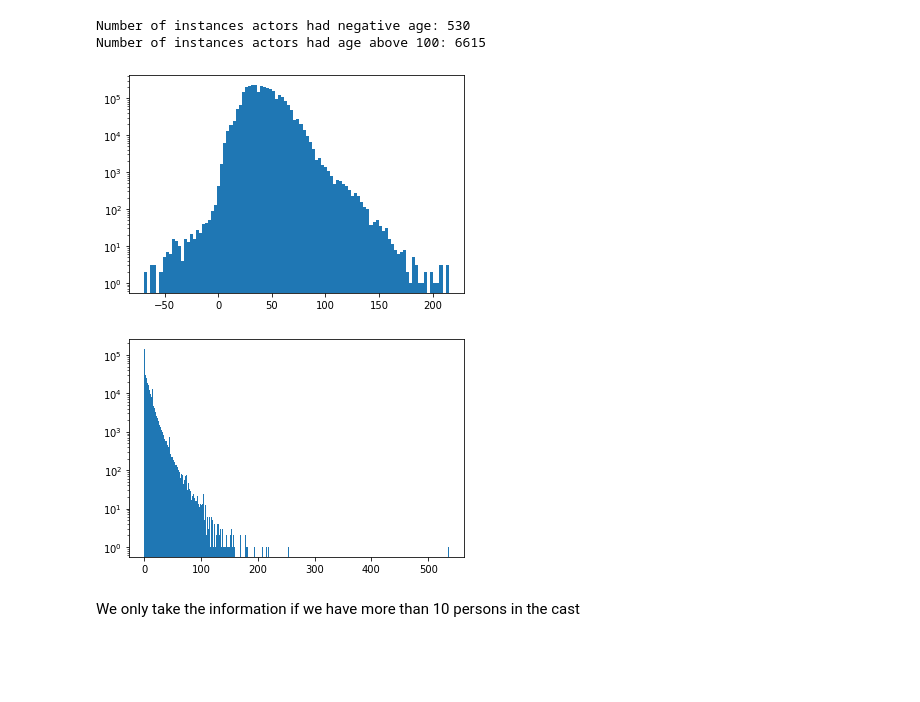
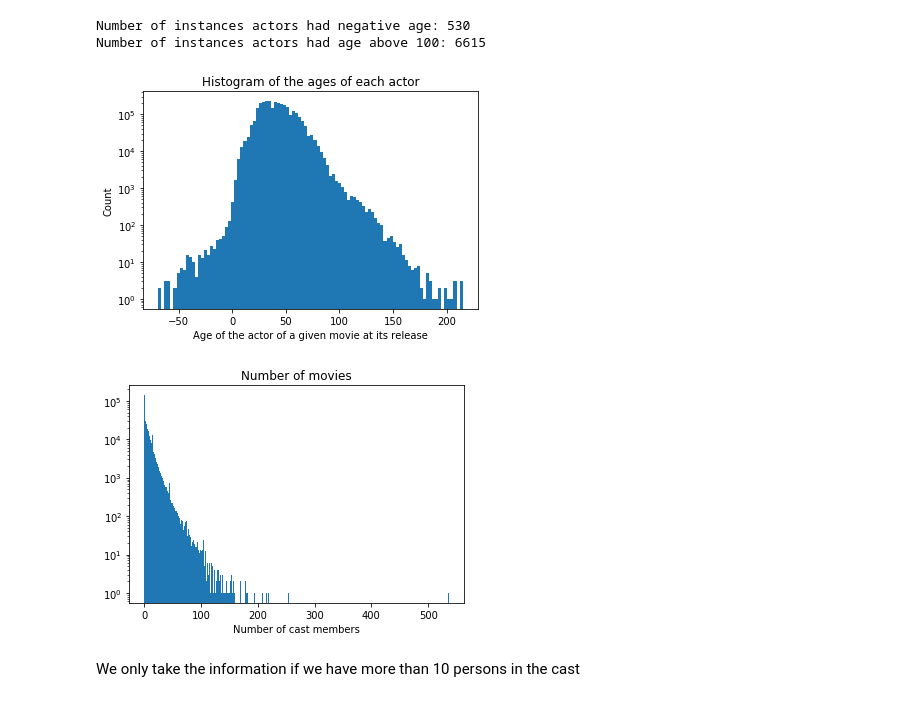
Before and after one commit to Ruchiranga/AD_A-team-project, a Jupyter notebook: Milestone 3.ipynb, the cells around one changed output. Saved outputs shown, nothing was run; the diff lists cells and outputs as text; code cells hidden in the pictures; blank space fills up the shorter version.

```diff
--- a/Milestone 3.ipynb
+++ b/Milestone 3.ipynb
@@ -119,21 +134,0 @@ We checked the columns of all the datasets obtained from IMDB for any unexpected
-# %%
-# Pandas read_csv fails to recognize '\t' characters in some of the rows. So fixing them manually
-shifted_rows = movies_file[movies_file.primaryTitle.astype(str).str.contains('\t')]
-for idx, row in shifted_rows.iterrows():
-    primaryTitle = row['primaryTitle'].split('\t')[0]
-    originalTitle = row['primaryTitle'].split('\t')[1]
-    isAdult = row['originalTitle']
-    startYear = row['isAdult']
-    endYear = row['startYear']
-    runtimeMinutes = row['endYear']
-    genres=row['runtimeMinutes']
-    movies_file.at[idx, 'primaryTitle'] = primaryTitle
-    movies_file.at[idx, 'originalTitle'] = originalTitle
-    movies_file.at[idx, 'isAdult'] = isAdult
-    movies_file.at[idx, 'startYear'] = startYear
-    movies_file.at[idx, 'endYear'] = endYear
-    movies_file.at[idx, 'runtimeMinutes'] = runtimeMinutes
-    movies_file.at[idx, 'genres'] = genres
-
-# Some runtime values are in strings. Convert them to numerics as well
-movies_file.runtimeMinutes = pd.to_numeric(movies_file.runtimeMinutes, errors='coerce')
@@ -201,17 +202,23 @@ Number of instances actors had age above 100: 6615
 # %%
 ages = movies_cast['age'].values
 plt.hist(ages[~np.isnan(ages)], bins=100);
 plt.yscale('log', nonposy='clip')
+plt.title('Histogram of the ages of each actor');
+plt.xlabel('Age of the actor of a given movie at its release');
+plt.ylabel('Count');
 # %% [output]
-[figure, old version]
+[figure, new version]
 # %%
 cast_ages = movies_cast.groupby(['tconst'])['age'].agg([np.nanmedian, cast_count])
 cast_ages = cast_ages.rename(columns={'nanmedian': 'age_median'})
 # %%
 plt.hist(cast_ages['cast_count'], bins=500);
 plt.yscale('log', nonposy='clip')
+plt.title('Number of cast members');
+plt.xlabel('Number of cast members');
+plt.title('Number of movies');
 # %% [output]
-[figure, old version]
+[figure, new version]
 # %% [markdown]
 We only take the information if we have more than 10 persons in the cast
 # %%
```
Also changed, not shown: parts of 117 cells of this notebook, 1 other file.
